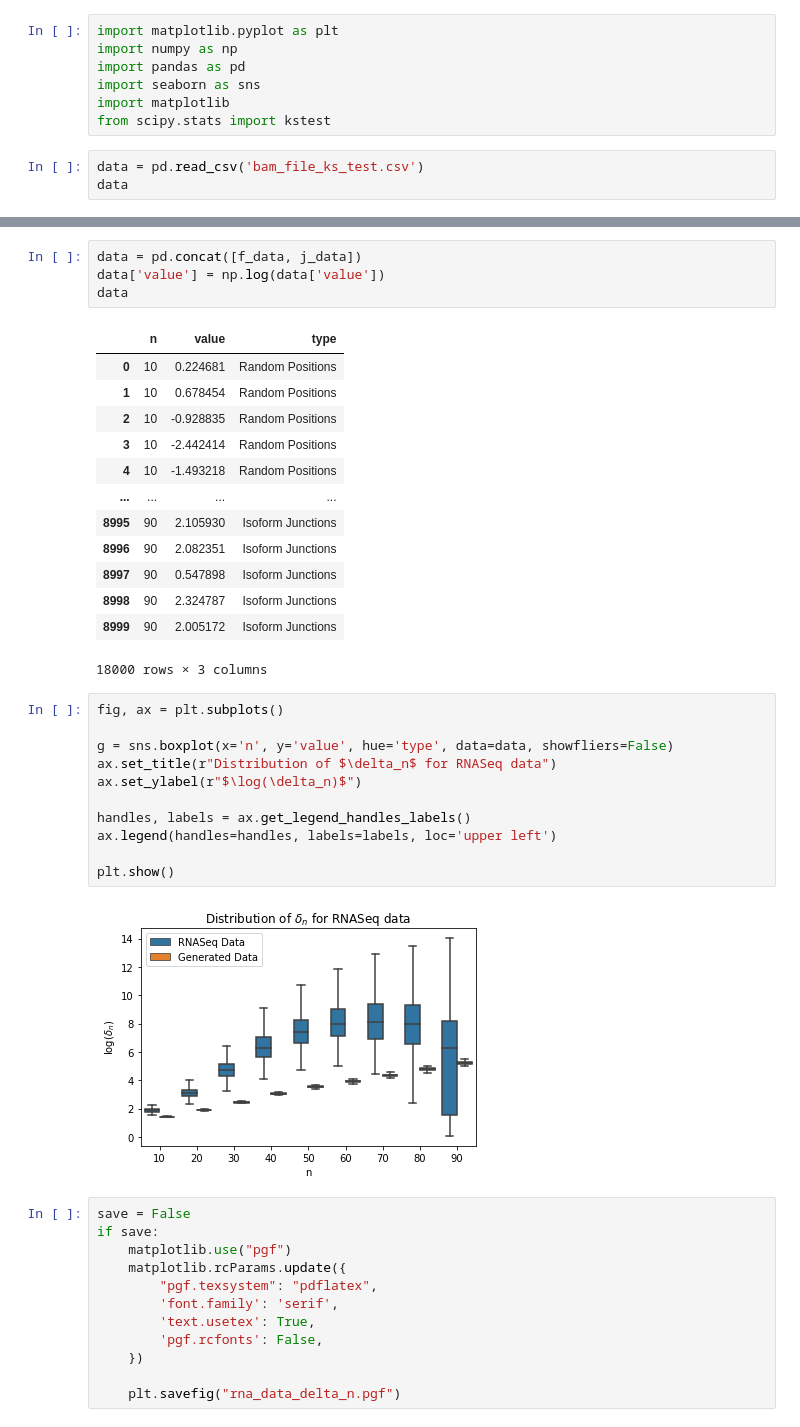
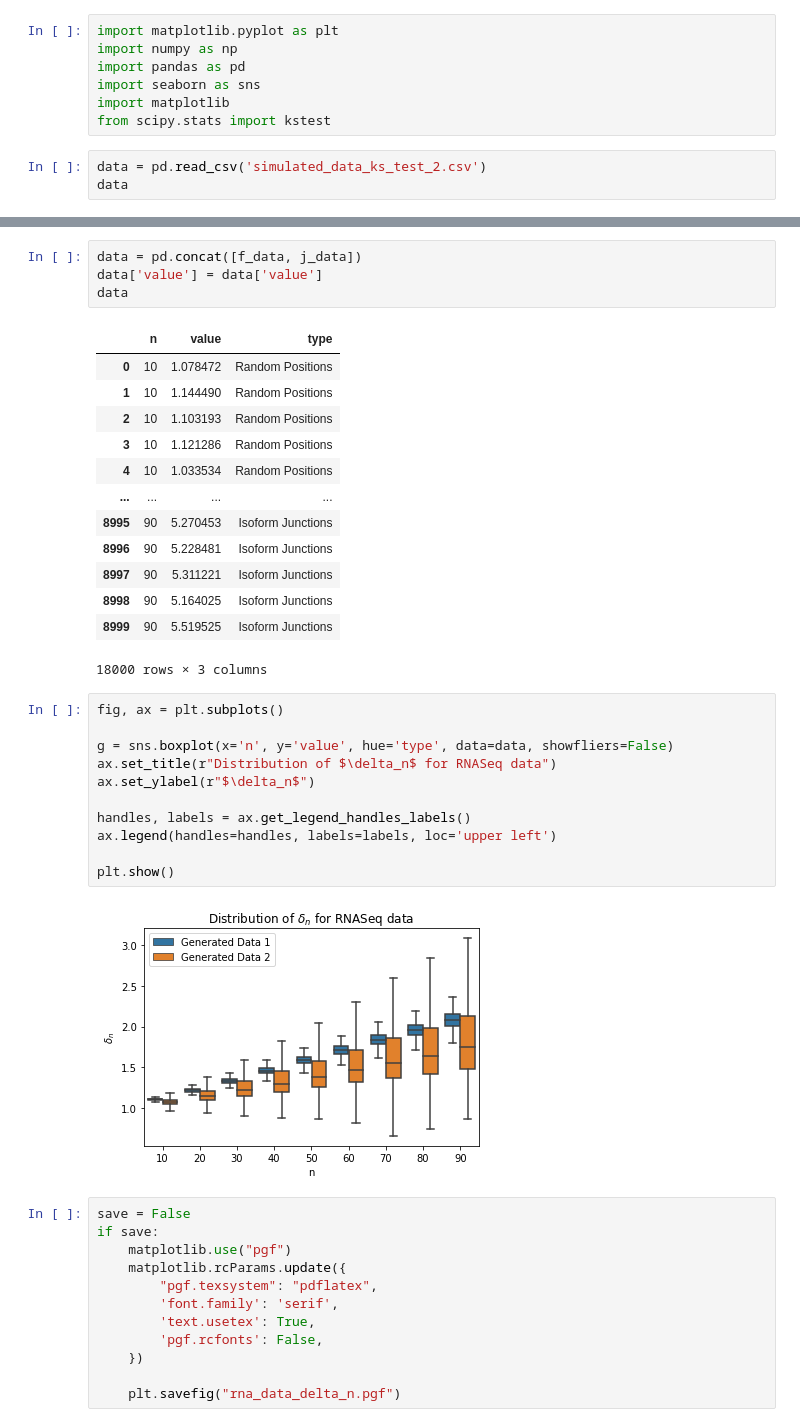
Before and after one commit to shobe98/thesis, a Jupyter notebook: code/kstest.ipynb, the cells around one changed output, grey strips where cells are left out. Drawn from its saved outputs; the diff is of its cells as text.

```diff
--- a/code/kstest.ipynb
+++ b/code/kstest.ipynb
@@ -6,7 +6,7 @@ import seaborn as sns
 import matplotlib
 from scipy.stats import kstest
 # %%
-data = pd.read_csv('bam_file_ks_test.csv')
+data = pd.read_csv('simulated_data_ks_test_2.csv')
 data
 # %% [output]
 |  | iteration | j_delta_1 | j_delta_2 | j_delta_3 | j_delta_4 | j_delta_5 | j_delta_6 | j_delta_7 | j_delta_8 | ... |
@@ -67,35 +67,35 @@ f_data
 9000 rows × 3 columns
 # %%
 data = pd.concat([f_data, j_data])
-data['value'] = np.log(data['value'])
+data['value'] = data['value']
 data
 # %% [output]
 |  | n | value | type |
-| 0 | 10 | 0.224681 | Random Positions |
-| 1 | 10 | 0.678454 | Random Positions |
-| 2 | 10 | -0.928835 | Random Positions |
-| 3 | 10 | -2.442414 | Random Positions |
-| 4 | 10 | -1.493218 | Random Positions |
+| 0 | 10 | 1.078472 | Random Positions |
+| 1 | 10 | 1.144490 | Random Positions |
+| 2 | 10 | 1.103193 | Random Positions |
+| 3 | 10 | 1.121286 | Random Positions |
+| 4 | 10 | 1.033534 | Random Positions |
 | ... | ... | ... | ... |
-| 8995 | 90 | 2.105930 | Isoform Junctions |
-| 8996 | 90 | 2.082351 | Isoform Junctions |
-| 8997 | 90 | 0.547898 | Isoform Junctions |
-| 8998 | 90 | 2.324787 | Isoform Junctions |
-| 8999 | 90 | 2.005172 | Isoform Junctions |
+| 8995 | 90 | 5.270453 | Isoform Junctions |
+| 8996 | 90 | 5.228481 | Isoform Junctions |
+| 8997 | 90 | 5.311221 | Isoform Junctions |
+| 8998 | 90 | 5.164025 | Isoform Junctions |
+| 8999 | 90 | 5.519525 | Isoform Junctions |
 18000 rows × 3 columns
 # %%
 fig, ax = plt.subplots()
 
 g = sns.boxplot(x='n', y='value', hue='type', data=data, showfliers=False)
 ax.set_title(r"Distribution of $\delta_n$ for RNASeq data")
-ax.set_ylabel(r"$\log(\delta_n)$")
+ax.set_ylabel(r"$\delta_n$")
 
 handles, labels = ax.get_legend_handles_labels()
 ax.legend(handles=handles, labels=labels, loc='upper left')
 
 plt.show()
 # %% [output]
-[figure, old version]
+[figure, new version]
 # %%
 save = False
 if save:
```
Also changed, not shown: parts of 14 cells of this notebook, 55 other files.
